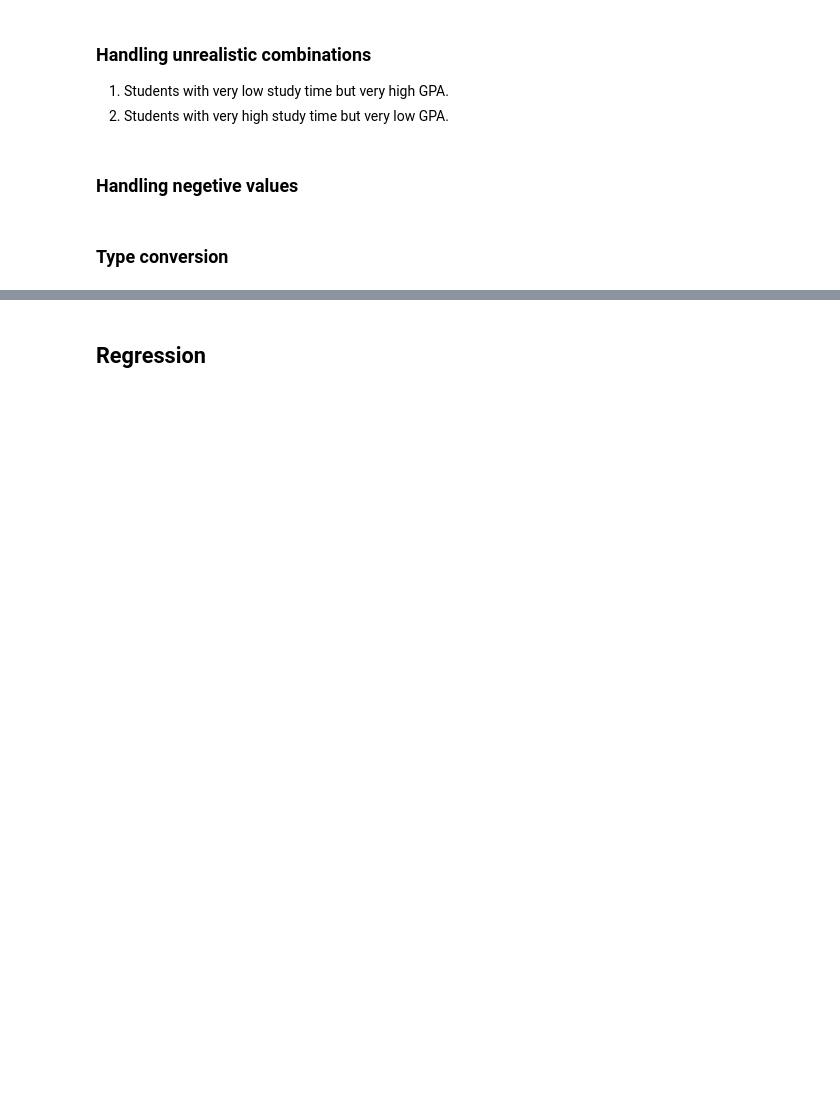
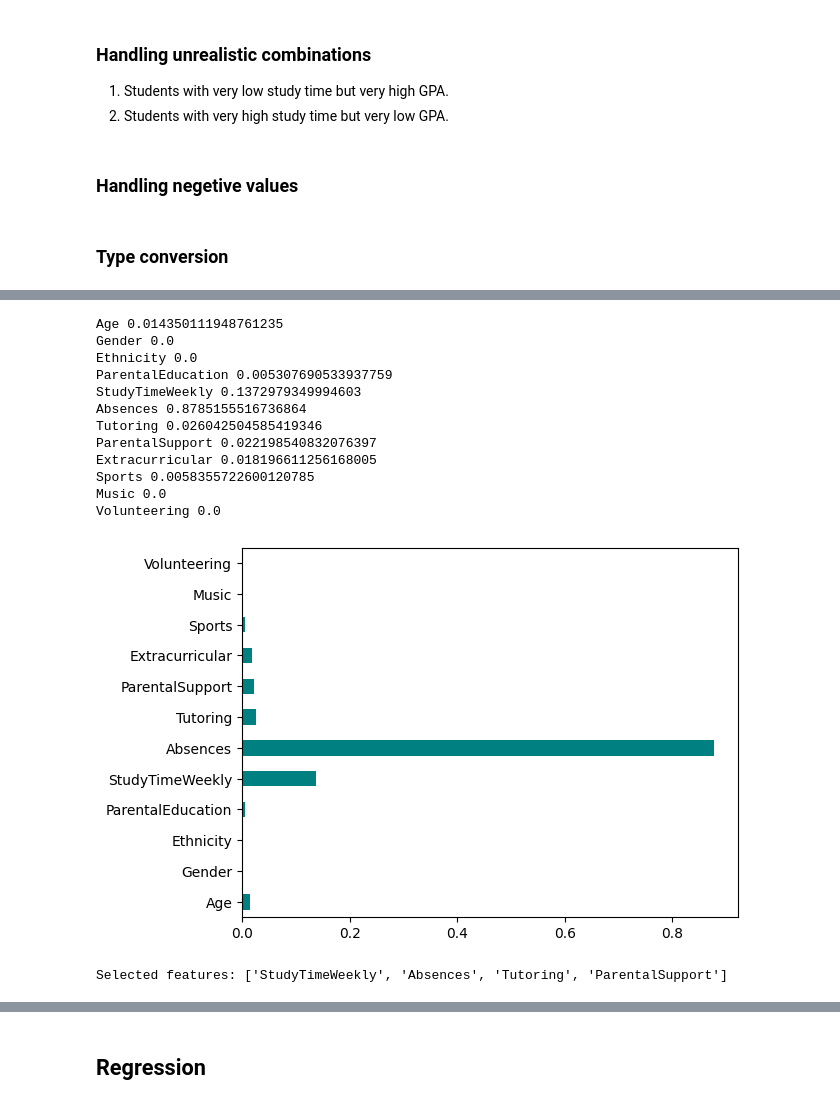
Before and after one commit to ahnayef/Code-Practice, a Jupyter notebook: Codes/ML/Project/Grade.ipynb, the cells around one changed output, grey strips where cells are left out. Saved outputs shown, nothing was run; the diff lists cells and outputs as text; code cells hidden in the pictures; blank space fills up the shorter version.

```diff
--- a/Codes/ML/Project/Grade.ipynb
+++ b/Codes/ML/Project/Grade.ipynb
@@ -235,0 +244,31 @@ Selected features: ['Ethnicity', 'ParentalEducation', 'StudyTimeWeekly', 'Absenc
+# %%
+from sklearn.feature_selection import mutual_info_regression
+
+mi = mutual_info_regression(X, Y)
+
+for col, score in zip(X.columns, mi):
+    print(col, score)
+
+# Plot
+pd.Series(mi, X.columns).plot(kind='barh', color='teal')
+plt.show()
+
+top_features = SelectKBest(score_func=mutual_info_regression, k=4)
+top_features.fit(X, Y)
+selected_features = X.columns[top_features.get_support()]
+print("Selected features:", selected_features.tolist())
+# %% [output]
+Age 0.014350111948761235
+Gender 0.0
+Ethnicity 0.0
+ParentalEducation 0.005307690533937759
+StudyTimeWeekly 0.1372979349994603
+Absences 0.8785155516736864
+Tutoring 0.026042504585419346
+ParentalSupport 0.022198540832076397
+Extracurricular 0.018196611256168005
+Sports 0.0058355722600120785
+Music 0.0
+Volunteering 0.0
+[figure, added]
+Selected features: ['StudyTimeWeekly', 'Absences', 'Tutoring', 'ParentalSupport']
```
Also changed, not shown: parts of 27 cells of this notebook, 4 other files.
